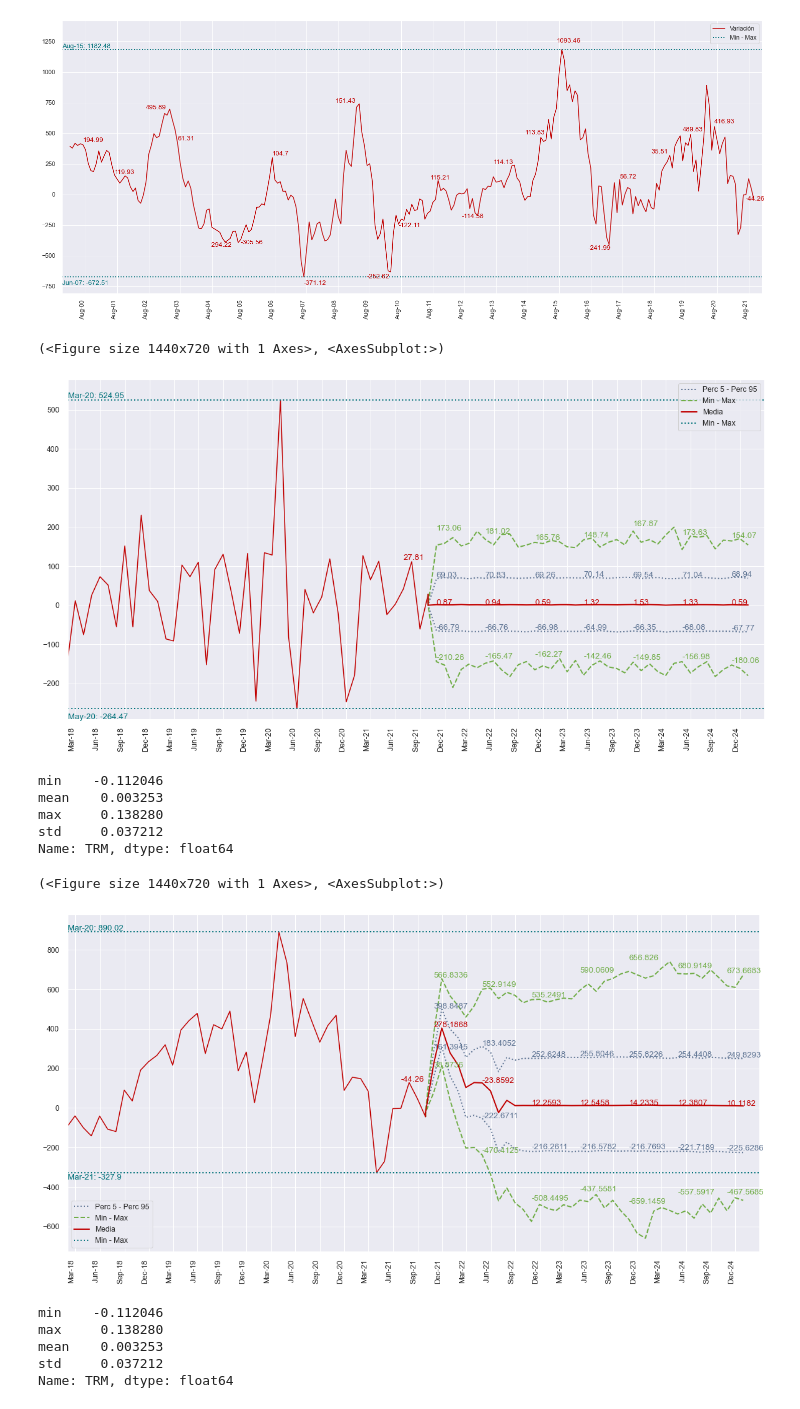
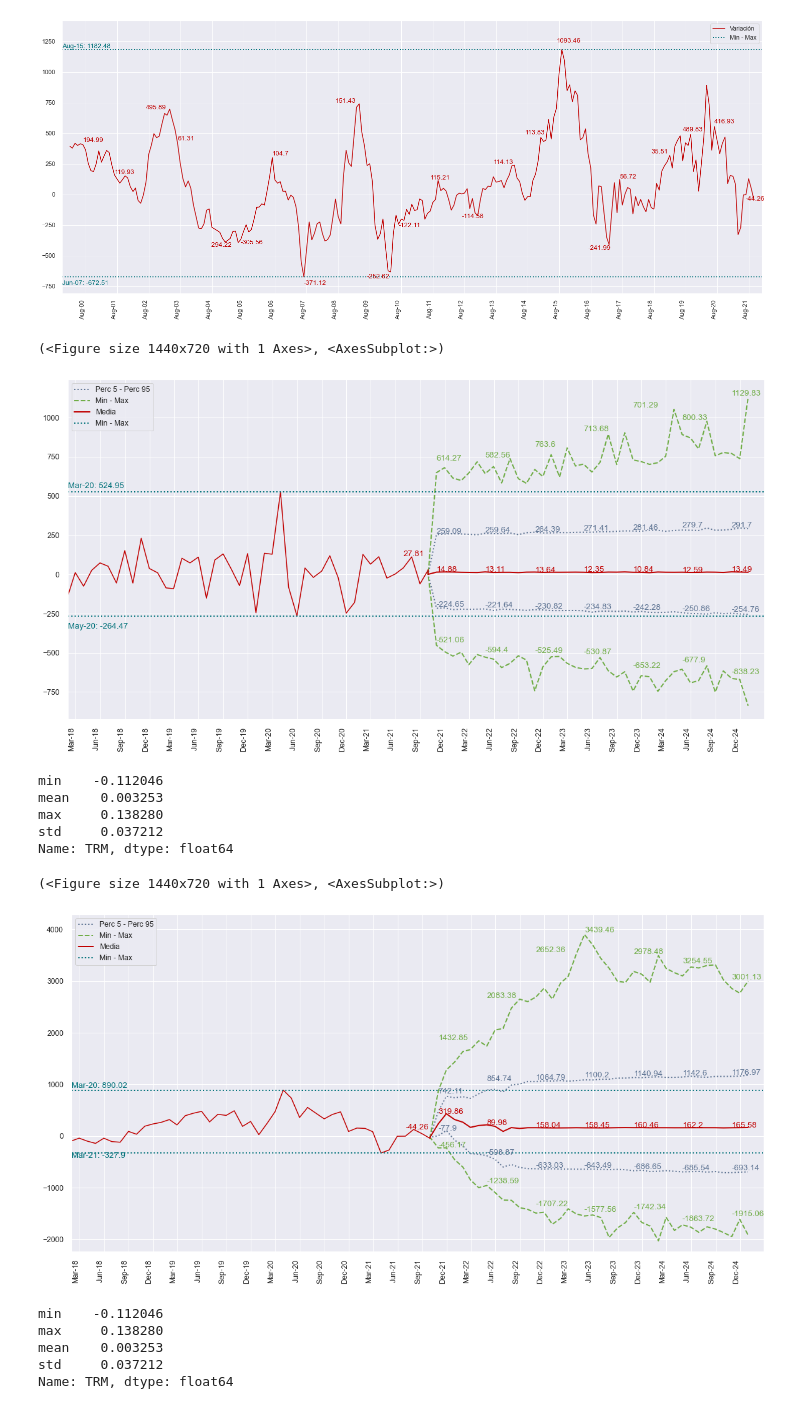
Before and after one commit to Alejandro-Duenas/rate_simulation_models, a Jupyter notebook: Stochastic Rates Modeling.ipynb, the cells around one changed output. Saved outputs shown, nothing was run; the diff lists cells and outputs as text; code cells hidden in the pictures.

```diff
--- a/Stochastic Rates Modeling.ipynb
+++ b/Stochastic Rates Modeling.ipynb
@@ -45,7 +45,3 @@ full_rates
 8318 rows × 21 columns
 # %%
 monthly_rates = full_rates.groupby(pd.Grouper(freq='M')).last()
-# %%
-trm = monthly_rates['TRM']
-trm = trm[:'2021-09']
-trm
@@ -66,5 +48,5 @@ Freq: M, Name: TRM, Length: 273, dtype: float64
 # %%
-trm_gbm = stc.GBMRateSeries(trm,Np=10000)
+trm_gbm = stc.GBMRateSeries(trm,Np=10000, Nt=60, T=60, u_bound=9000)
 # %%
 trm_gbm.plot_full_series('2018-01-01','2024-12-31')
 # %% [output]
@@ -84,7 +66,7 @@ trm_gbm.plot_historic_variation(month_space=3, figsize=(25,10), ref=12)
 trm_gbm.plot_full_variations('2018-01-01', '2024-12-31', figsize=(20,10), dec=2)
 # %% [output]
 (<Figure size 1440x720 with 1 Axes>, <AxesSubplot:>)
-[figure, old version]
+[figure, new version]
 # %%
 np.log(trm/trm.shift(1)).agg(['min','mean','max', np.std])
 # %% [output]
@@ -94,10 +76,10 @@ max     0.138280
 std     0.037212
 Name: TRM, dtype: float64
 # %%
-trm_gbm.plot_full_variations('2018-01-01', '2024-12-31', figsize=(20,10), ref=12, dec=4)
+trm_gbm.plot_full_variations('2018-01-01', '2024-12-31', figsize=(20,10), ref=12, dec=2)
 # %% [output]
 (<Figure size 1440x720 with 1 Axes>, <AxesSubplot:>)
-[figure, old version]
+[figure, new version]
 # %%
 np.log(trm/trm.shift(1)).agg(['min','max','mean', 'std'])
 # %% [output]
```
Also changed, not shown: parts of 15 cells of this notebook, 1 other file.
